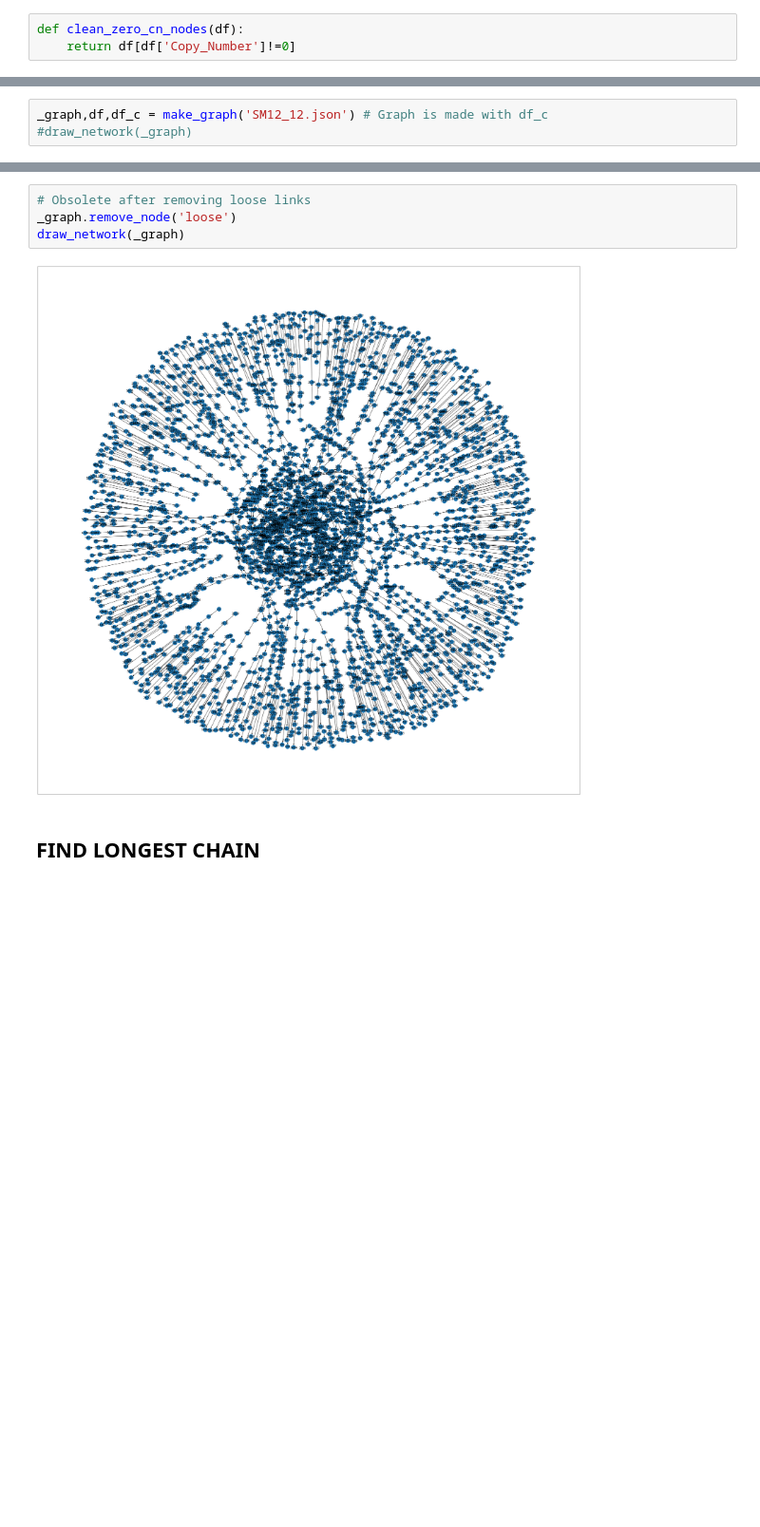
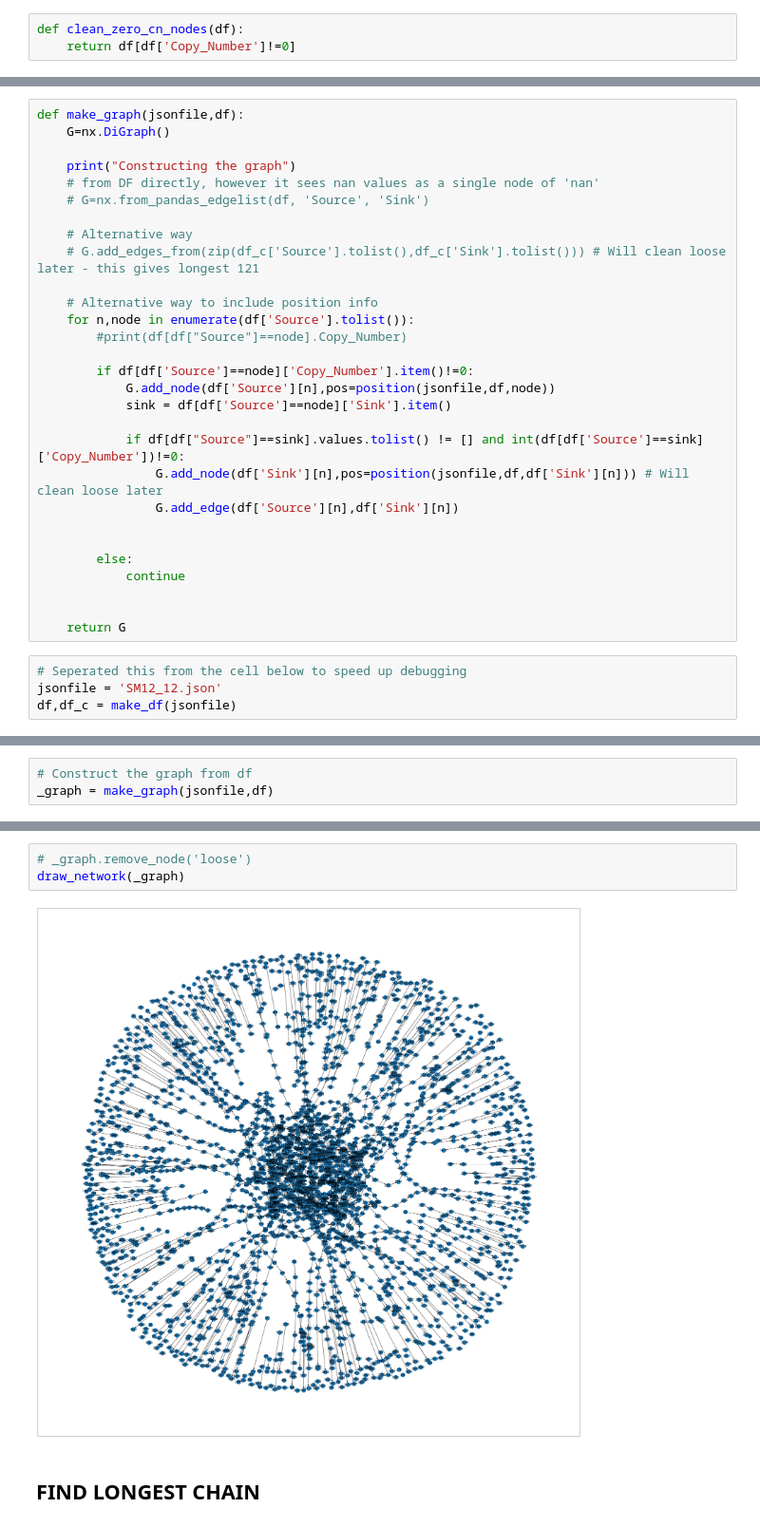
Before and after one commit to mesut-unal/SVGraphs, a Jupyter notebook: network_modular.ipynb, the cells around one changed output, grey strips where cells are left out. Shown at 95% size. Drawn from its saved outputs; the diff is of its cells as text; blank space fills up the shorter version.

```diff
--- a/network_modular.ipynb
+++ b/network_modular.ipynb
@@ -221,3 +177,0 @@ def make_graph(jsonfile):
-# %%
-_graph,df,df_c = make_graph('SM12_12.json') # Graph is made with df_c
-#draw_network(_graph)
@@ -239,0 +222,33 @@ make nodes end ['loose', 2, 248654803, 248956422, '1']
+# %%
+def make_graph(jsonfile,df):
+    G=nx.DiGraph()
+
+    print("Constructing the graph")
+    # from DF directly, however it sees nan values as a single node of 'nan'
+    # G=nx.from_pandas_edgelist(df, 'Source', 'Sink')
+
+    # Alternative way
+    # G.add_edges_from(zip(df_c['Source'].tolist(),df_c['Sink'].tolist())) # Will clean loose later - this gives longest 121
+
+    # Alternative way to include position info
+    for n,node in enumerate(df['Source'].tolist()):
+        #print(df[df["Source"]==node].Copy_Number)
+
+        if df[df['Source']==node]['Copy_Number'].item()!=0:
+            G.add_node(df['Source'][n],pos=position(jsonfile,df,node))
+            sink = df[df['Source']==node]['Sink'].item()
+
+            if df[df["Source"]==sink].values.tolist() != [] and int(df[df['Source']==sink]['Copy_Number'])!=0:
+                G.add_node(df['Sink'][n],pos=position(jsonfile,df,df['Sink'][n])) # Will clean loose later
+                G.add_edge(df['Source'][n],df['Sink'][n])
+
+
+        else:
+            continue
+
+
+    return G
+# %%
+# Seperated this from the cell below to speed up debugging
+jsonfile = 'SM12_12.json'
+df,df_c = make_df(jsonfile)
@@ -239,0 +273,3 @@ make nodes end ['loose', 2, 248654803, 248956422, '1']
+# %%
+# Construct the graph from df
+_graph = make_graph(jsonfile,df)
@@ -278,9 +290,8 @@ df_c
 # %%
-# Obsolete after removing loose links
-_graph.remove_node('loose')
+# _graph.remove_node('loose')
 draw_network(_graph)
 # %% [output]
-[figure, old version]
+[figure, new version]
 # %% [markdown]
 ## FIND LONGEST CHAIN
 # %%
```
Also changed, not shown: parts of 18 cells of this notebook, 4 other files.
